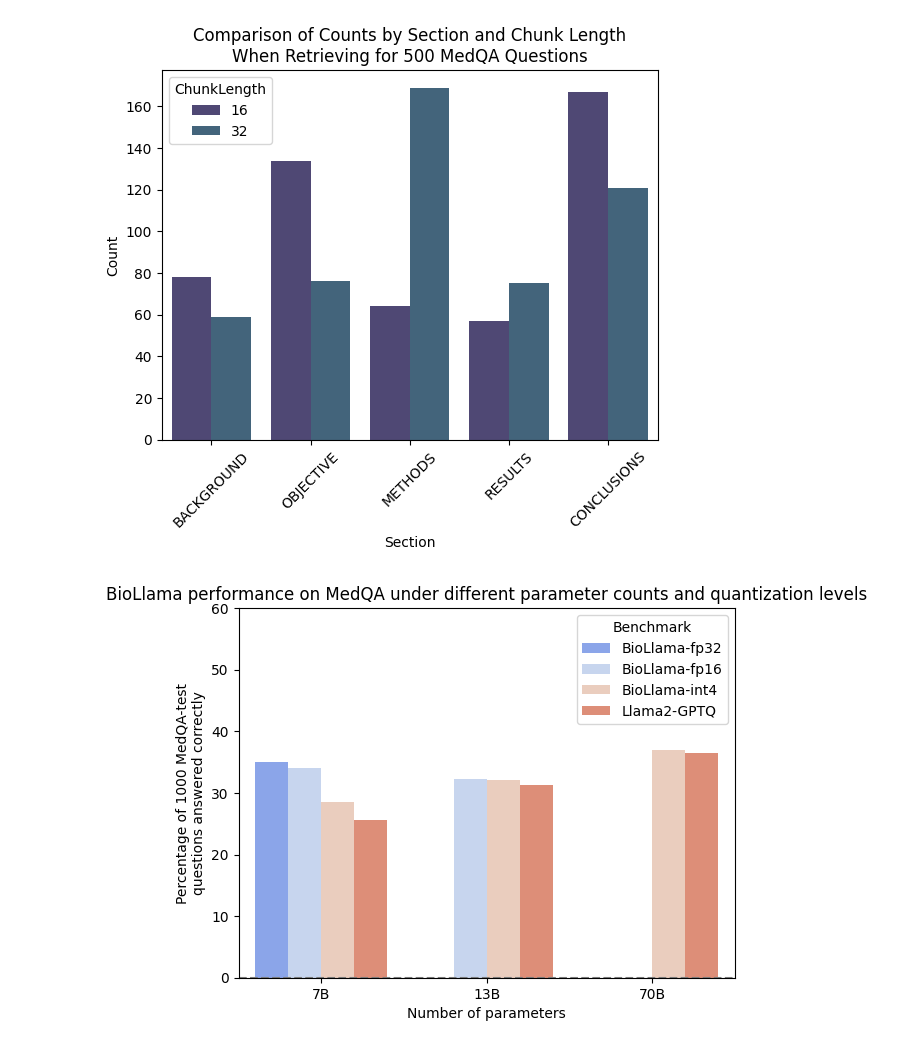
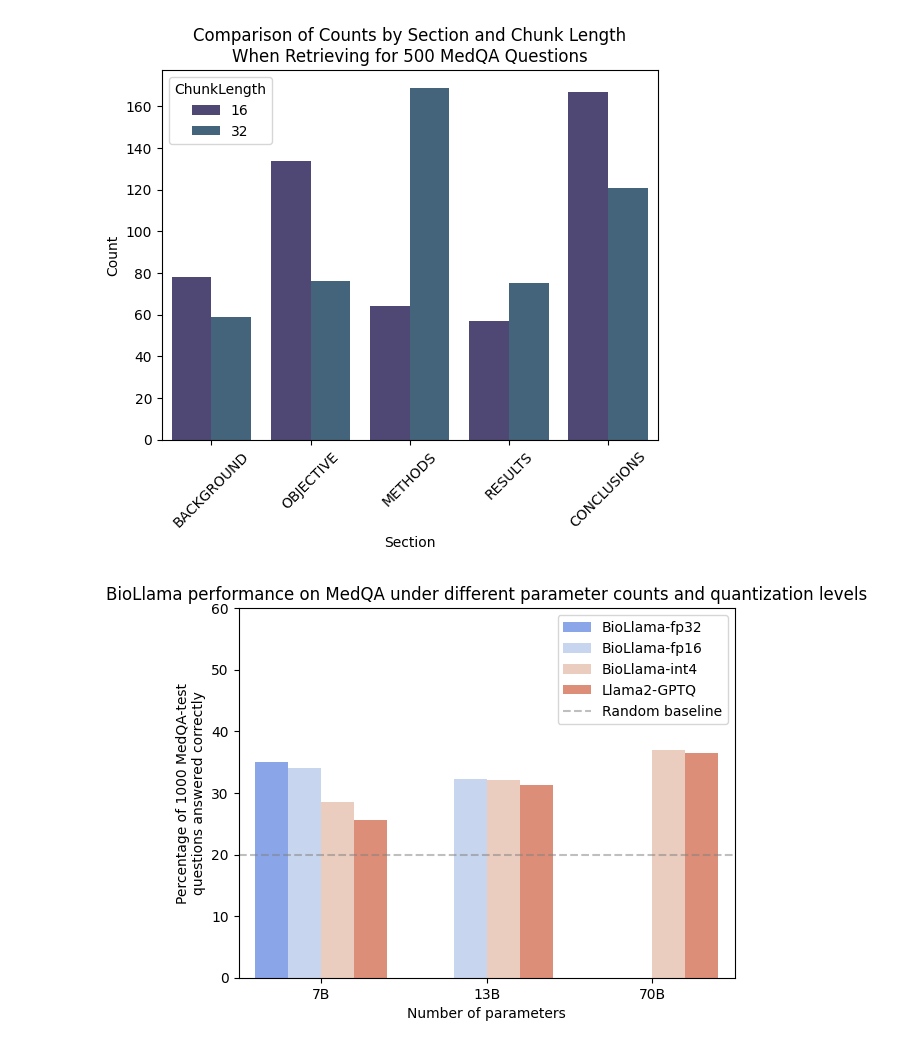
Before and after one commit to Neelectric/BioLlama, a Jupyter notebook: graphs&tables.ipynb, the cells around one changed output. Saved outputs shown, nothing was run; the diff lists cells and outputs as text; code cells hidden in the pictures.

Commit message:
Adding random baseline to graph

```diff
--- a/graphs&tables.ipynb
+++ b/graphs&tables.ipynb
@@ -213,33 +213,34 @@ df3 = pd.DataFrame(data3)
 data4 = {'Parameter count': ["7B", "13B", "70B"],
         'MedQA Performance': [25.6, 31.3, 36.4],
         'Benchmark': ["Llama2-GPTQ"] * 3}
 df4 = pd.DataFrame(data4)
 
 
 # Combine the DataFrames
 df = pd.concat([df1, df2, df3, df4])
 
 # Create a diverging color palette for positive and negative values
 palette = sns.color_palette("coolwarm", n_colors=len(df['Benchmark'].unique()))
 
 # Create the bar plot with Seaborn
 sns.barplot(x="Parameter count", y="MedQA Performance", hue="Benchmark", palette=palette, data=df)
 
 #set the y max to be 60
 plt.ylim(0, 60)
 
 # Rotate x-axis labels for better readability
 plt.xticks(rotation=0)
 
 # Add a title and labels
 plt.title("BioLlama performance on MedQA under different parameter counts and quantization levels")
 plt.xlabel("Number of parameters")
 plt.ylabel("Percentage of 1000 MedQA-test\nquestions answered correctly")
 
-# Add a horizontal line at zero for visual clarity
-plt.axhline(0, color='gray', linestyle='--')
+#add a horizontal, dashed red line for y=20, with half opacity. add to the legend a label for it
+plt.axhline(20, color='gray', linestyle='--', alpha=0.5, label='Random baseline')
+plt.legend()
 
 # Show the plot
 plt.show()
 # %% [output]
-[figure, old version]
+[figure, new version]
```
